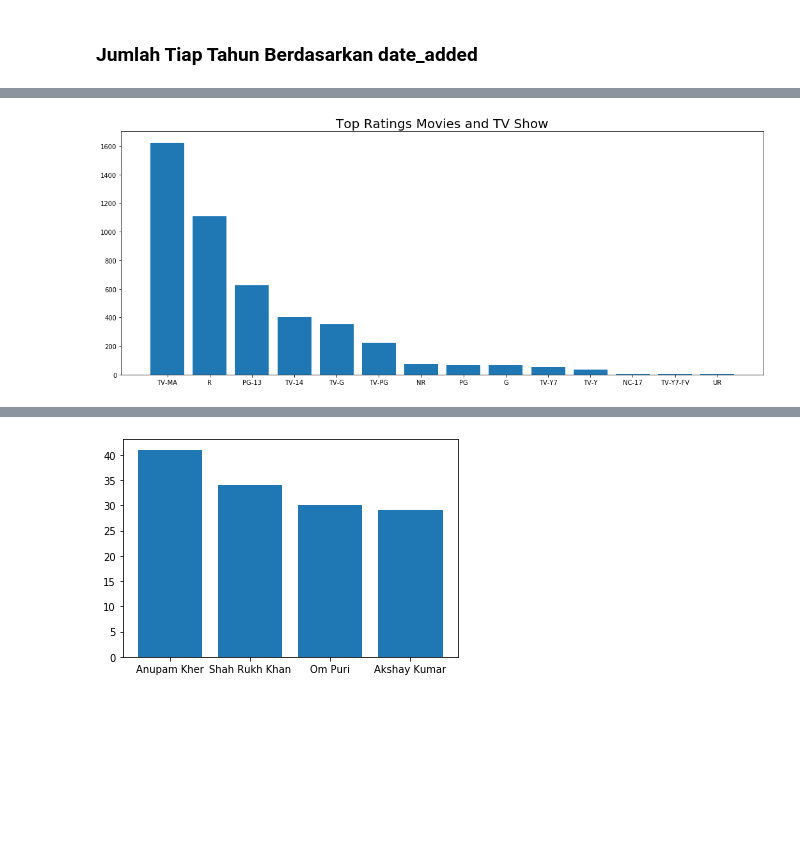
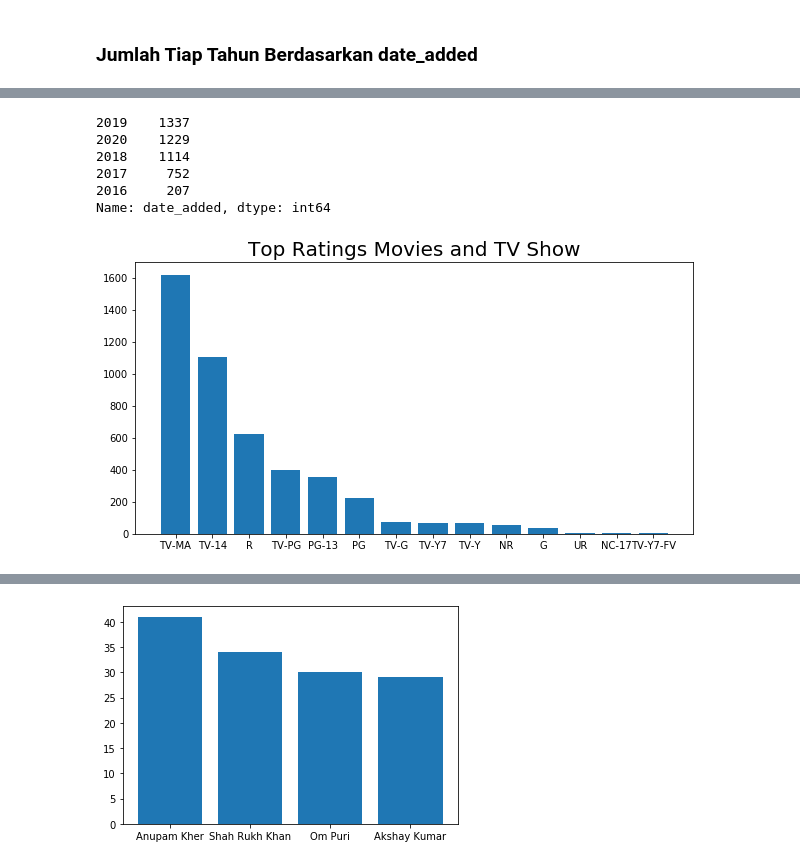
Before and after one commit to sieniecelicia19/eda-netflix, a Jupyter notebook: EDA-Netflix.ipynb, the cells around one changed output, grey strips where cells are left out. Drawn from its saved outputs; the diff is of its cells as text; code cells hidden in the pictures; blank space fills up the shorter version.

Commit message:
Bar Plot date_added dan rating
memperbaiki cara pengambilan data karena sebelumnya salah dan membuat hasil plotting tidak sesuai data yang ada

```diff
--- a/EDA-Netflix.ipynb
+++ b/EDA-Netflix.ipynb
@@ -293,10 +293,20 @@ plt.show()
+# %%
+fiveyearadded['date_added'].value_counts()
+# %% [output]
+2019    1337
+2020    1229
+2018    1114
+2017     752
+2016     207
+Name: date_added, dtype: int64
 # %%
-# top_ratings = df.groupby(['rating'])['show_id'].count().reset_index(name='count').sort_values(by='count',ascending=False)
-fig_size = (18,7)
+top_ratings = fiveyearadded.groupby(['rating'])['show_id'].count().reset_index(name='count').sort_values(by='count',ascending=False)
+top_ratings
+fig_size = (10,5)
 fig, ax = plt.subplots(figsize=fig_size)
-# sb.pointplot(x='rating',y='count',data=top_ratings)
-plt.bar(fiveyearadded['rating'].unique(), fiveyearadded['rating'].value_counts())
+# # sns.pointplot(x='rating',y='count',data=top_ratings)
+plt.bar(top_ratings['rating'], top_ratings['count'])
 plt.title('Top Ratings Movies and TV Show',size='20')
 plt.show()
 # %% [output]
-[figure, old version]
+[figure, new version]
```
Also changed, not shown: parts of 11 cells of this notebook.
